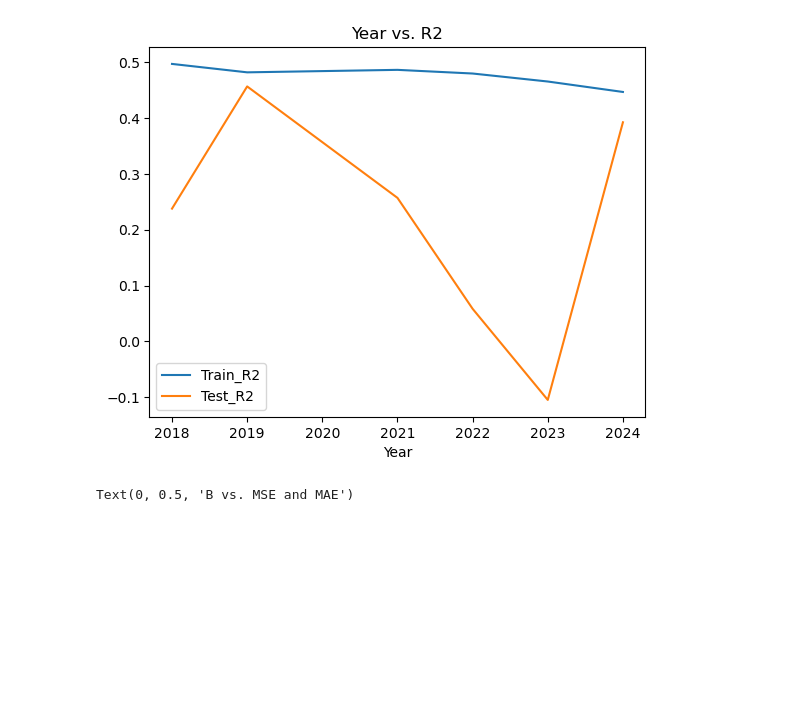
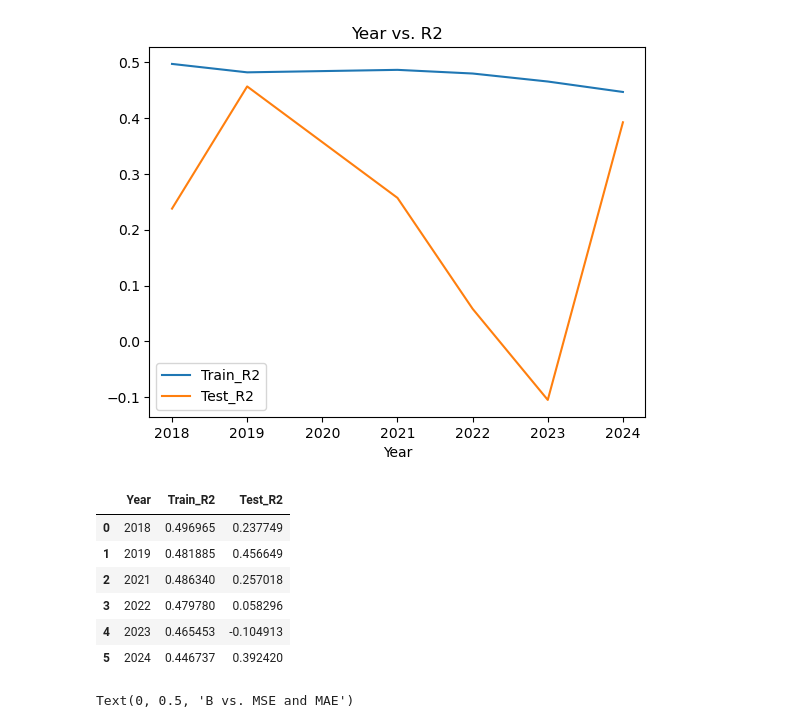
Before and after one commit to rhit-utsisda/ML-Project, a Jupyter notebook: Project/LinRegRound.ipynb, the cells around one changed output. Drawn from its saved outputs; the diff is of its cells as text; code cells hidden in the pictures; blank space fills up the shorter version.

```diff
--- a/Project/LinRegRound.ipynb
+++ b/Project/LinRegRound.ipynb
@@ -245,6 +229,16 @@ plt.title('Year vs. R2')
 # %% [output]
 Text(0.5, 1.0, 'Year vs. R2')
 [figure]
+# %%
+results
+# %% [output]
+|  | Year | Train_R2 | Test_R2 |
+| 0 | 2018 | 0.496965 | 0.237749 |
+| 1 | 2019 | 0.481885 | 0.456649 |
+| 2 | 2021 | 0.486340 | 0.257018 |
+| 3 | 2022 | 0.479780 | 0.058296 |
+| 4 | 2023 | 0.465453 | -0.104913 |
+| 5 | 2024 | 0.446737 | 0.392420 |
 # %%
 # y and yh are 2 numpy arrays.
 def MAE(y,yh):
```
Also changed, not shown: parts of 4 cells of this notebook.
